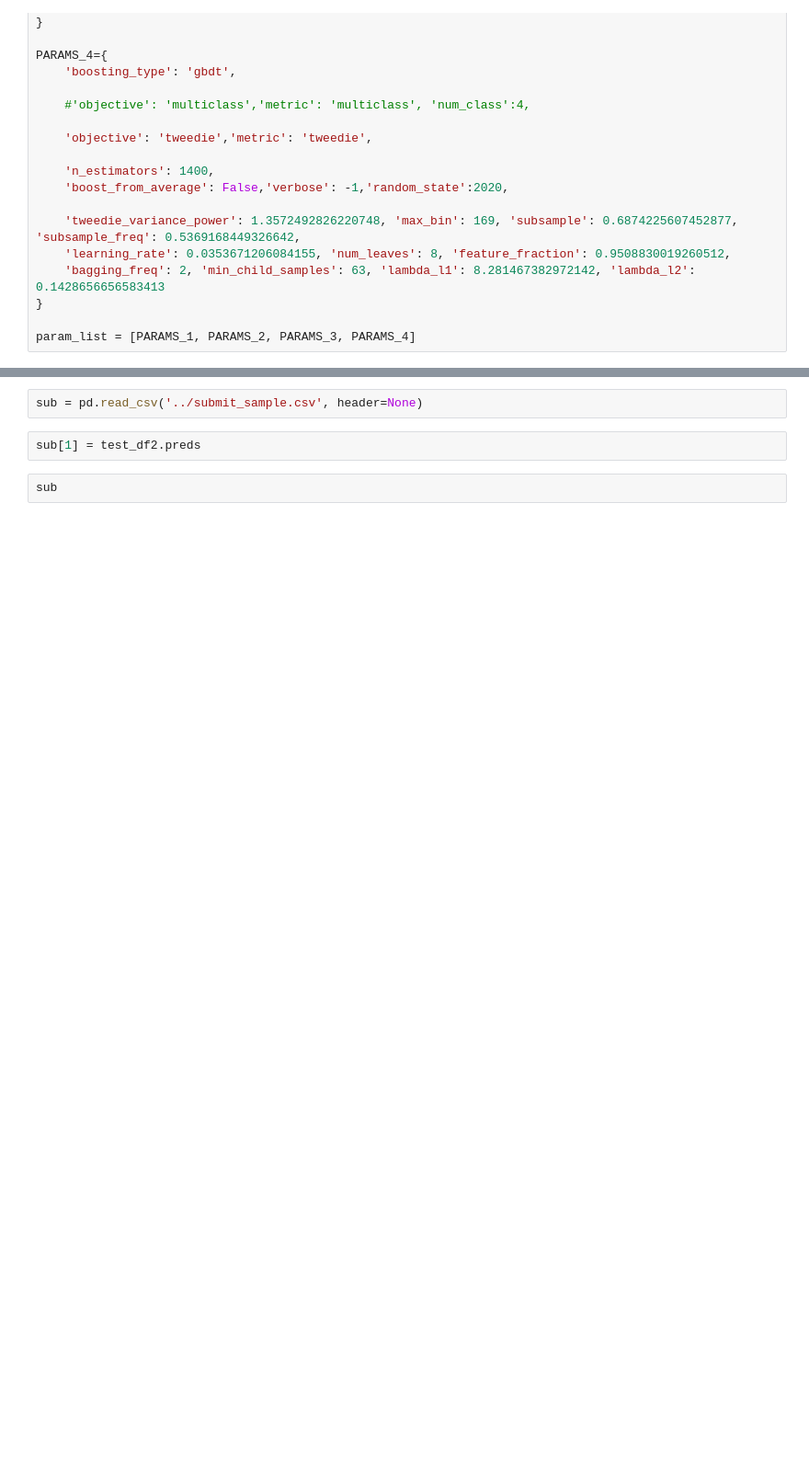
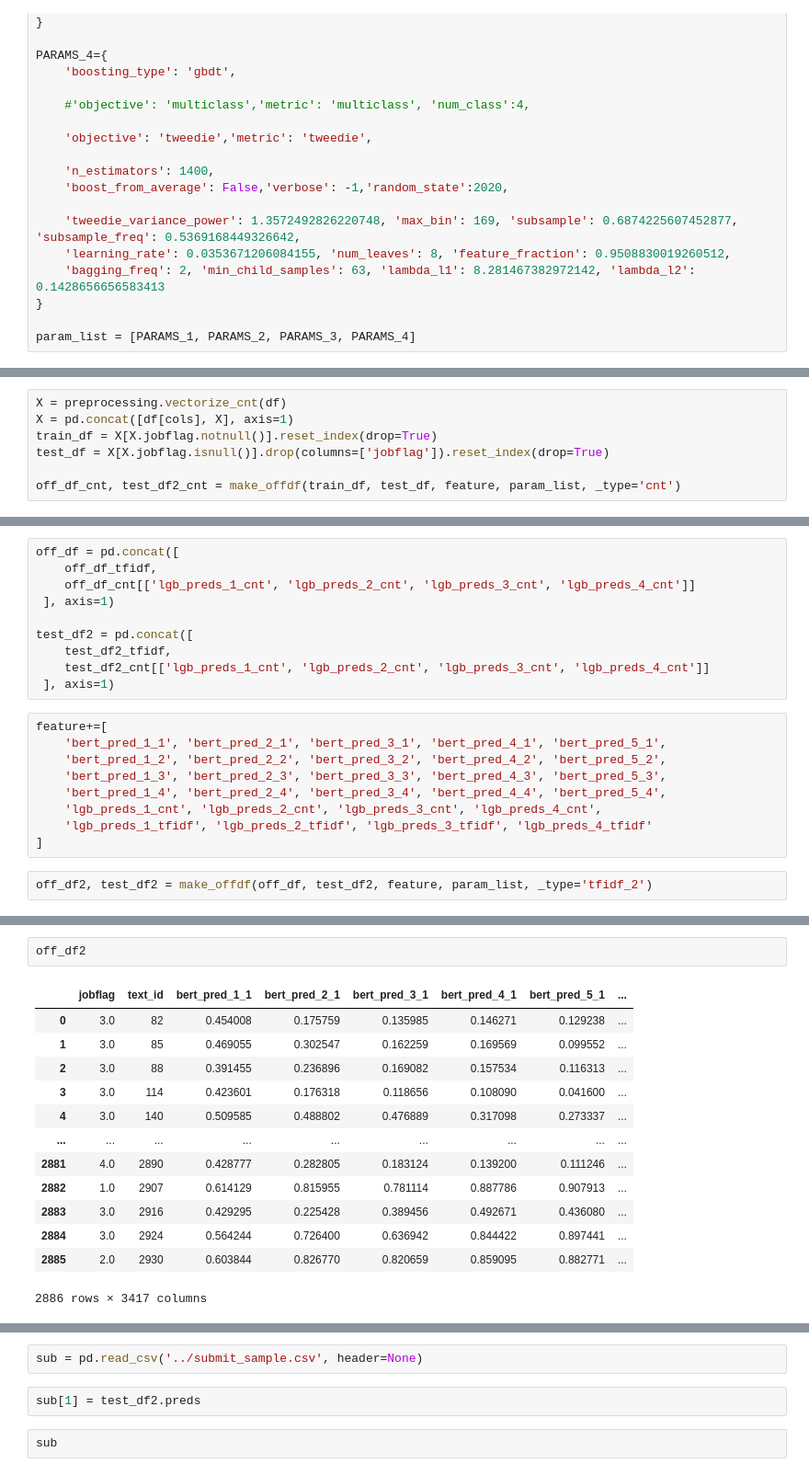
Before and after one commit to M0T0-2020/signate2020, a Jupyter notebook: lightgbm_modeling-tfidf-pred-14.ipynb, the cells around one changed output, grey strips where cells are left out. Shown: that part at 92% size. Cells and saved outputs as stored; diff of their text form; blank space fills up the shorter version.

Commit message:
add pred 14

```diff
--- a/lightgbm_modeling-tfidf-pred-14.ipynb
+++ b/lightgbm_modeling-tfidf-pred-14.ipynb
@@ -458,0 +431,7 @@ test_df2.head()
+# %%
+X = preprocessing.vectorize_cnt(df)
+X = pd.concat([df[cols], X], axis=1)
+train_df = X[X.jobflag.notnull()].reset_index(drop=True)
+test_df = X[X.jobflag.isnull()].drop(columns=['jobflag']).reset_index(drop=True)
+
+off_df_cnt, test_df2_cnt = make_offdf(train_df, test_df, feature, param_list, _type='cnt')
@@ -458,0 +456,21 @@ test_df2.head()
+# %%
+off_df = pd.concat([
+    off_df_tfidf,
+    off_df_cnt[['lgb_preds_1_cnt', 'lgb_preds_2_cnt', 'lgb_preds_3_cnt', 'lgb_preds_4_cnt']]
+ ], axis=1)
+
+test_df2 = pd.concat([
+    test_df2_tfidf,
+    test_df2_cnt[['lgb_preds_1_cnt', 'lgb_preds_2_cnt', 'lgb_preds_3_cnt', 'lgb_preds_4_cnt']]
+ ], axis=1)
+# %%
+feature+=[
+    'bert_pred_1_1', 'bert_pred_2_1', 'bert_pred_3_1', 'bert_pred_4_1', 'bert_pred_5_1',
+    'bert_pred_1_2', 'bert_pred_2_2', 'bert_pred_3_2', 'bert_pred_4_2', 'bert_pred_5_2',
+    'bert_pred_1_3', 'bert_pred_2_3', 'bert_pred_3_3', 'bert_pred_4_3', 'bert_pred_5_3',
+    'bert_pred_1_4', 'bert_pred_2_4', 'bert_pred_3_4', 'bert_pred_4_4', 'bert_pred_5_4',
+    'lgb_preds_1_cnt', 'lgb_preds_2_cnt', 'lgb_preds_3_cnt', 'lgb_preds_4_cnt',
+    'lgb_preds_1_tfidf', 'lgb_preds_2_tfidf', 'lgb_preds_3_tfidf', 'lgb_preds_4_tfidf'
+]
+# %%
+off_df2, test_df2 = make_offdf(off_df, test_df2, feature, param_list, _type='tfidf_2')
@@ -458,0 +495,16 @@ test_df2.head()
+# %%
+off_df2
+# %% [output]
+|  | jobflag | text_id | bert_pred_1_1 | bert_pred_2_1 | bert_pred_3_1 | bert_pred_4_1 | bert_pred_5_1 | ... |
+| 0 | 3.0 | 82 | 0.454008 | 0.175759 | 0.135985 | 0.146271 | 0.129238 | ... |
+| 1 | 3.0 | 85 | 0.469055 | 0.302547 | 0.162259 | 0.169569 | 0.099552 | ... |
+| 2 | 3.0 | 88 | 0.391455 | 0.236896 | 0.169082 | 0.157534 | 0.116313 | ... |
+| 3 | 3.0 | 114 | 0.423601 | 0.176318 | 0.118656 | 0.108090 | 0.041600 | ... |
+| 4 | 3.0 | 140 | 0.509585 | 0.488802 | 0.476889 | 0.317098 | 0.273337 | ... |
+| ... | ... | ... | ... | ... | ... | ... | ... | ... |
+| 2881 | 4.0 | 2890 | 0.428777 | 0.282805 | 0.183124 | 0.139200 | 0.111246 | ... |
+| 2882 | 1.0 | 2907 | 0.614129 | 0.815955 | 0.781114 | 0.887786 | 0.907913 | ... |
+| 2883 | 3.0 | 2916 | 0.429295 | 0.225428 | 0.389456 | 0.492671 | 0.436080 | ... |
+| 2884 | 3.0 | 2924 | 0.564244 | 0.726400 | 0.636942 | 0.844422 | 0.897441 | ... |
+| 2885 | 2.0 | 2930 | 0.603844 | 0.826770 | 0.820659 | 0.859095 | 0.882771 | ... |
+2886 rows × 3417 columns
```
Also changed, not shown: parts of 23 cells of this notebook, 1 other file.
